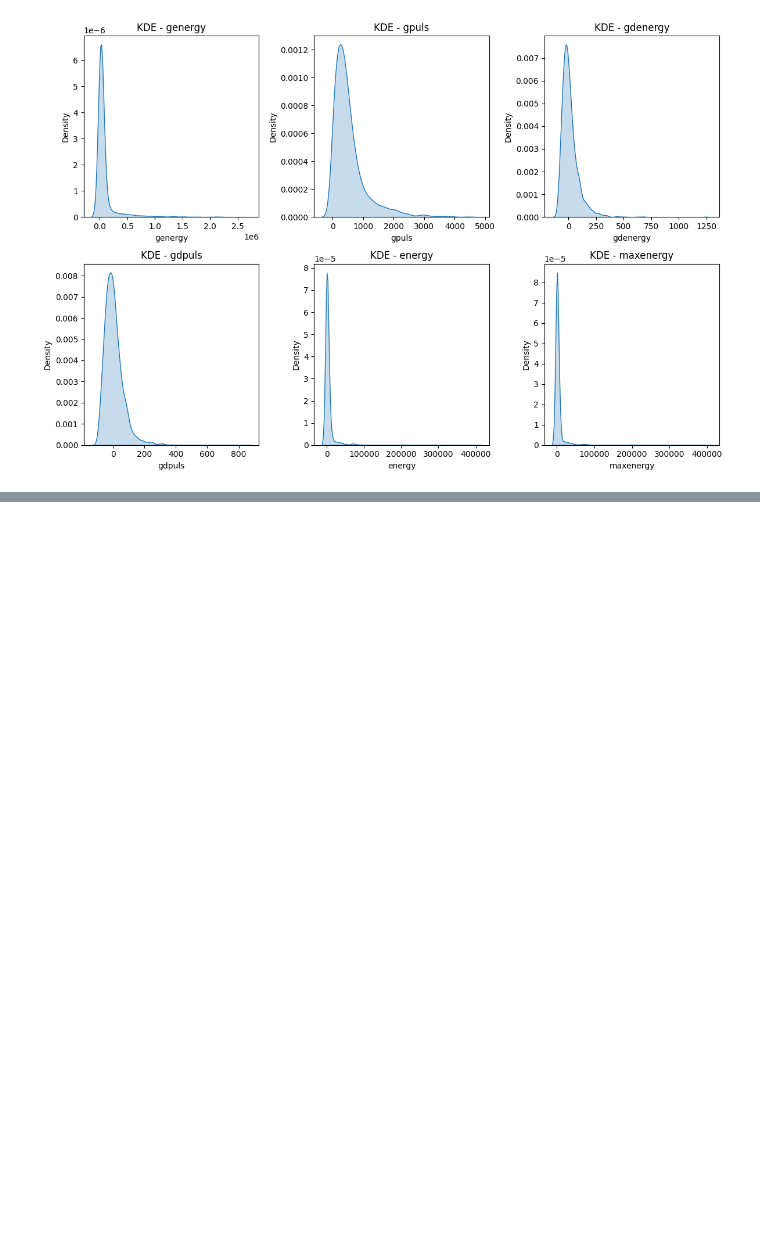
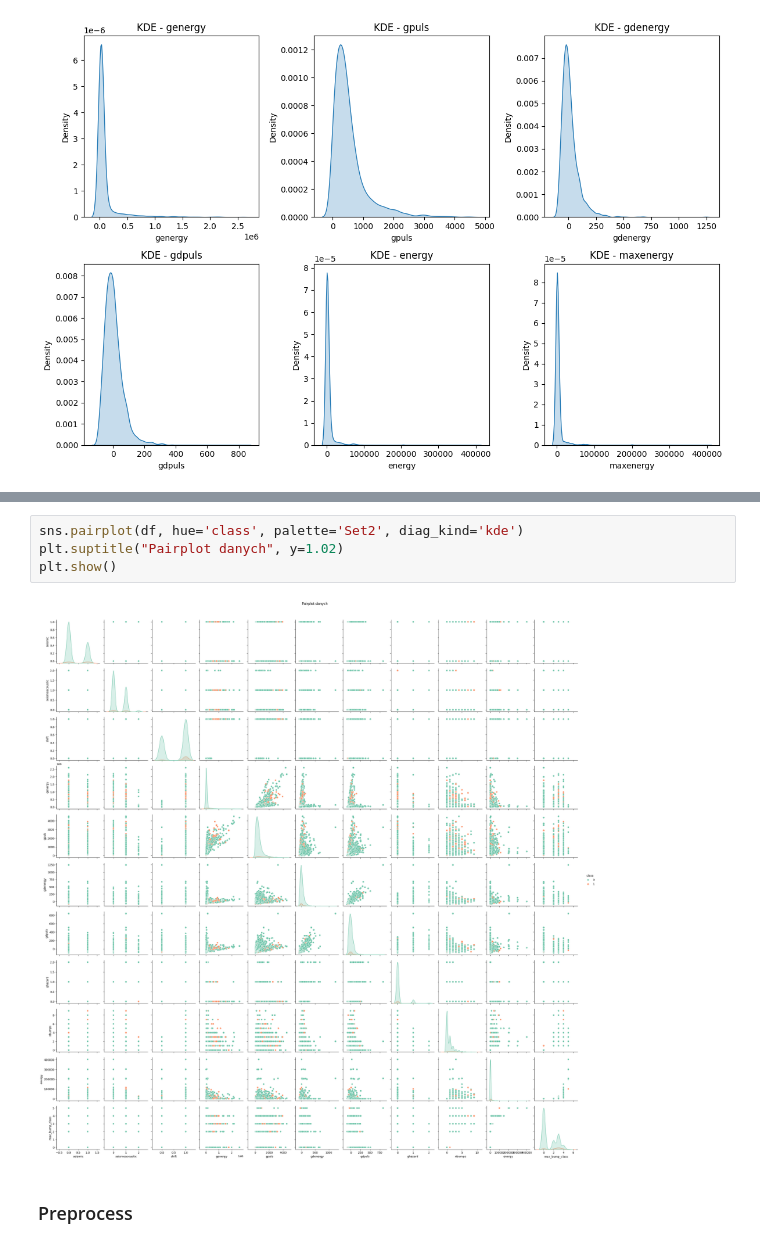
Before and after one commit to Graziaczek/zaawansowane_ssi, a Jupyter notebook: ZASSI.ipynb, the cells around one changed output, grey strips where cells are left out. Cells and saved outputs as stored; diff of their text form; blank space fills up the shorter version.

```diff
--- a/ZASSI.ipynb
+++ b/ZASSI.ipynb
@@ -220,0 +292,8 @@ plt.show()
+# %%
+sns.pairplot(df, hue='class', palette='Set2', diag_kind='kde')
+plt.suptitle("Pairplot danych", y=1.02)
+plt.show()
+# %% [output]
+[figure, added]
+# %% [markdown]
+### Preprocess
```
Also changed, not shown: parts of 20 cells of this notebook, 1 other file.
